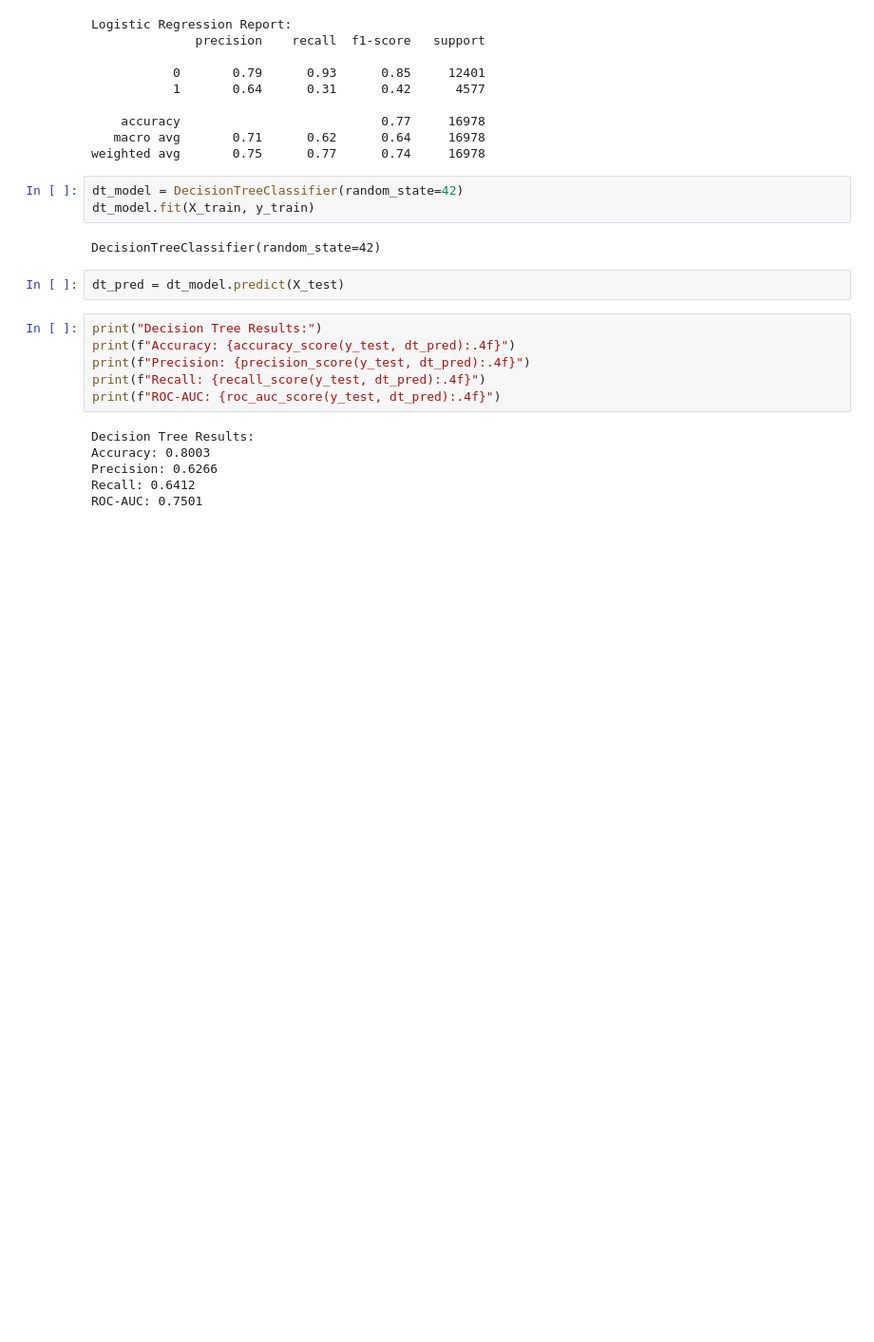
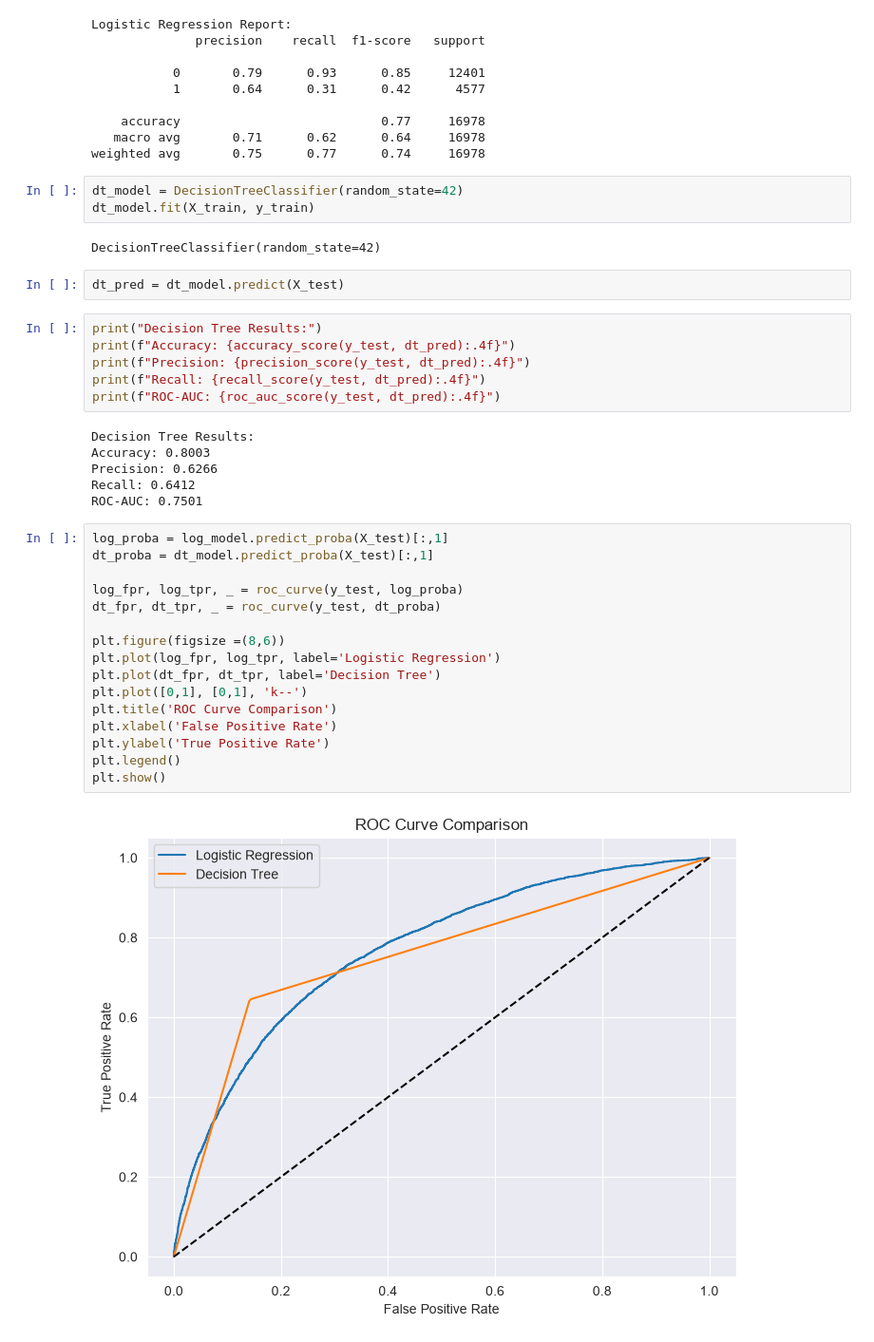
Before and after one commit to yourxtanamay/Infotect_Project-2, a Jupyter notebook: Hotel Booking Cancellation Predicition.ipynb, the cells around one changed output. Shown at 95% size. Cells and saved outputs as stored; diff of their text form; blank space fills up the shorter version.

Commit message:
Add Decision Tree Classifier and ROC-AUC comparison with Logistic Regression

```diff
--- a/Hotel Booking Cancellation Predicition.ipynb
+++ b/Hotel Booking Cancellation Predicition.ipynb
@@ -193,3 +193,21 @@ Accuracy: 0.8003
 Precision: 0.6266
 Recall: 0.6412
 ROC-AUC: 0.7501
+# %%
+log_proba = log_model.predict_proba(X_test)[:,1]
+dt_proba = dt_model.predict_proba(X_test)[:,1]
+
+log_fpr, log_tpr, _ = roc_curve(y_test, log_proba)
+dt_fpr, dt_tpr, _ = roc_curve(y_test, dt_proba)
+
+plt.figure(figsize =(8,6))
+plt.plot(log_fpr, log_tpr, label='Logistic Regression')
+plt.plot(dt_fpr, dt_tpr, label='Decision Tree')
+plt.plot([0,1], [0,1], 'k--')
+plt.title('ROC Curve Comparison')
+plt.xlabel('False Positive Rate')
+plt.ylabel('True Positive Rate')
+plt.legend()
+plt.show()
+# %% [output]
+[figure, added]
```
